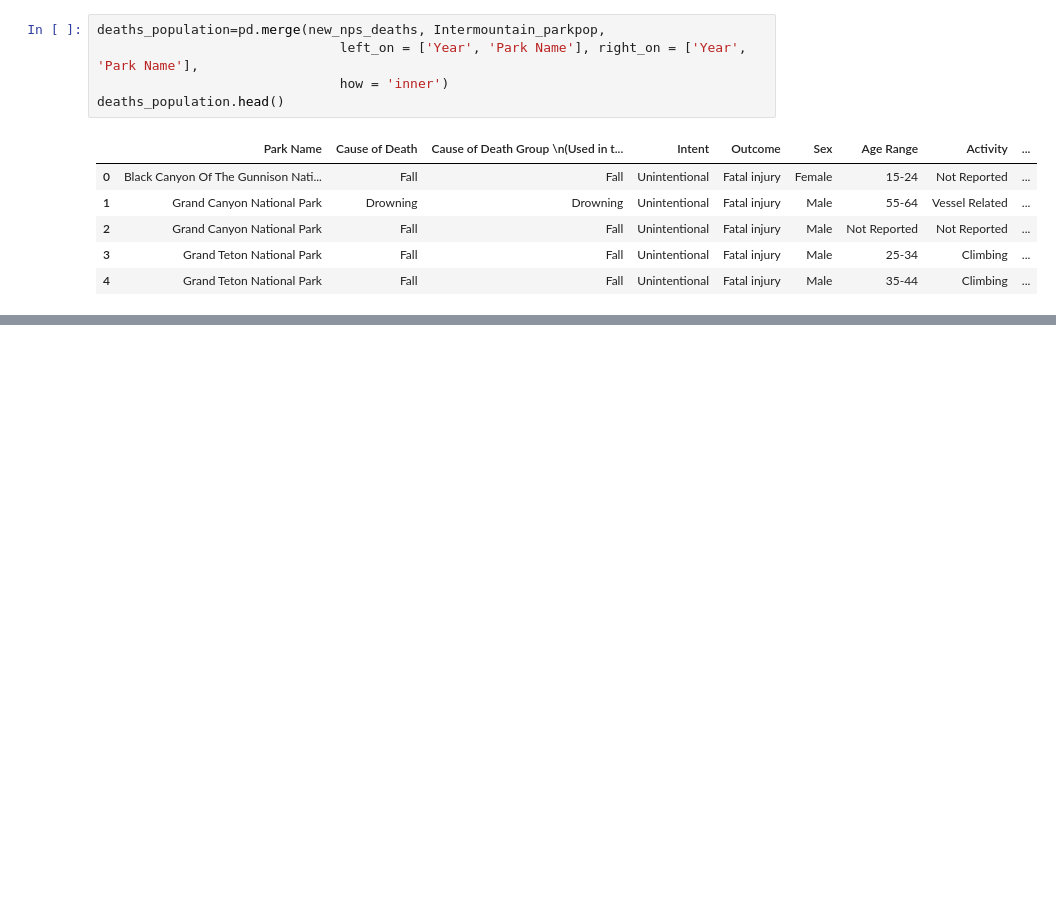
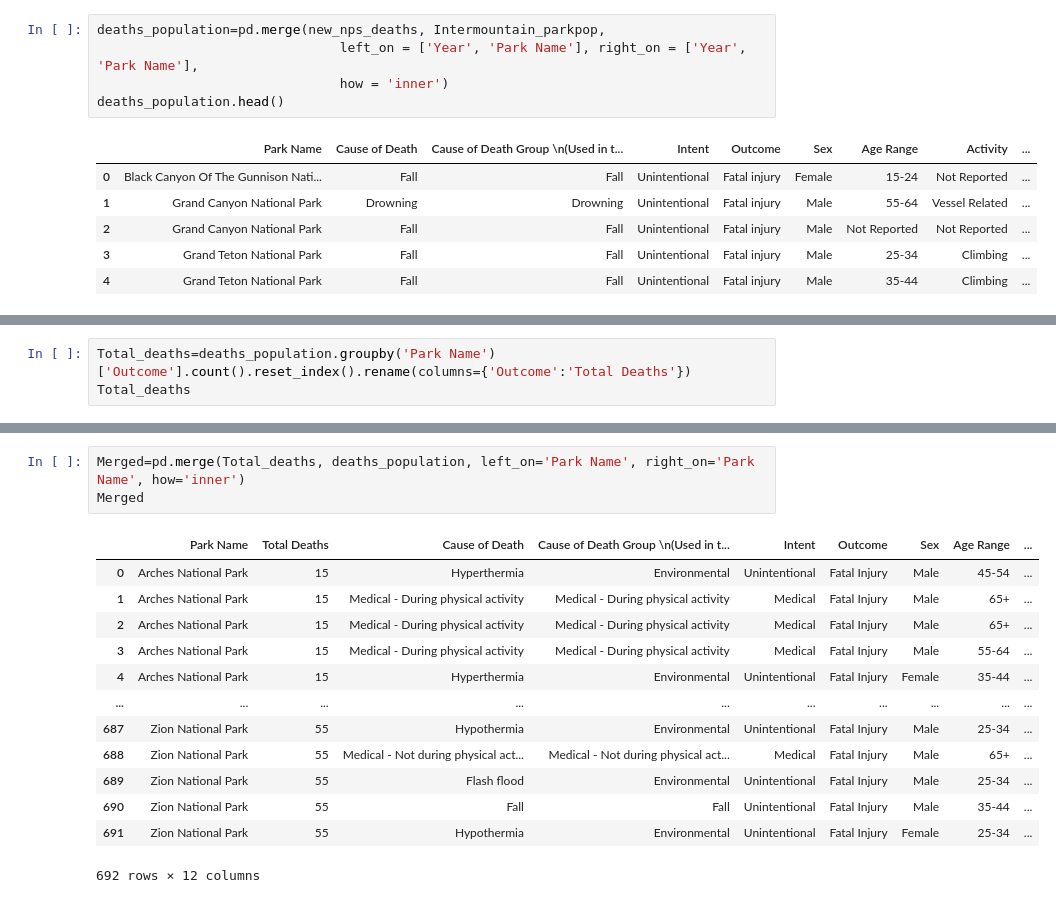
Before and after one commit to GGRAN24/Capstone_NParks, a Jupyter notebook: Capstone(a).ipynb, the cells around one changed output, grey strips where cells are left out. Cells and saved outputs as stored; diff of their text form; blank space fills up the shorter version.

```diff
--- a/Capstone(a).ipynb
+++ b/Capstone(a).ipynb
@@ -522,0 +575,3 @@ SyntaxError: unmatched ']' (1890416573.py, line 1)
+# %%
+Total_deaths=deaths_population.groupby('Park Name')['Outcome'].count().reset_index().rename(columns={'Outcome':'Total Deaths'})
+Total_deaths
@@ -522,0 +596,17 @@ SyntaxError: unmatched ']' (1890416573.py, line 1)
+# %%
+Merged=pd.merge(Total_deaths, deaths_population, left_on='Park Name', right_on='Park Name', how='inner')
+Merged
+# %% [output]
+|  | Park Name | Total Deaths | Cause of Death | Cause of Death Group \n(Used in t... | Intent | Outcome | Sex | Age Range | ... |
+| 0 | Arches National Park | 15 | Hyperthermia | Environmental | Unintentional | Fatal Injury | Male | 45-54 | ... |
+| 1 | Arches National Park | 15 | Medical - During physical activity | Medical - During physical activity | Medical | Fatal Injury | Male | 65+ | ... |
+| 2 | Arches National Park | 15 | Medical - During physical activity | Medical - During physical activity | Medical | Fatal Injury | Male | 65+ | ... |
+| 3 | Arches National Park | 15 | Medical - During physical activity | Medical - During physical activity | Medical | Fatal Injury | Male | 55-64 | ... |
+| 4 | Arches National Park | 15 | Hyperthermia | Environmental | Unintentional | Fatal Injury | Female | 35-44 | ... |
+| ... | ... | ... | ... | ... | ... | ... | ... | ... | ... |
+| 687 | Zion National Park | 55 | Hypothermia | Environmental | Unintentional | Fatal Injury | Male | 25-34 | ... |
+| 688 | Zion National Park | 55 | Medical - Not during physical act... | Medical - Not during physical act... | Medical | Fatal Injury | Male | 65+ | ... |
+| 689 | Zion National Park | 55 | Flash flood | Environmental | Unintentional | Fatal Injury | Male | 25-34 | ... |
+| 690 | Zion National Park | 55 | Fall | Fall | Unintentional | Fatal Injury | Male | 35-44 | ... |
+| 691 | Zion National Park | 55 | Hypothermia | Environmental | Unintentional | Fatal Injury | Female | 25-34 | ... |
+692 rows × 12 columns
```
Also changed, not shown: parts of 10 cells of this notebook, 1 other file.
